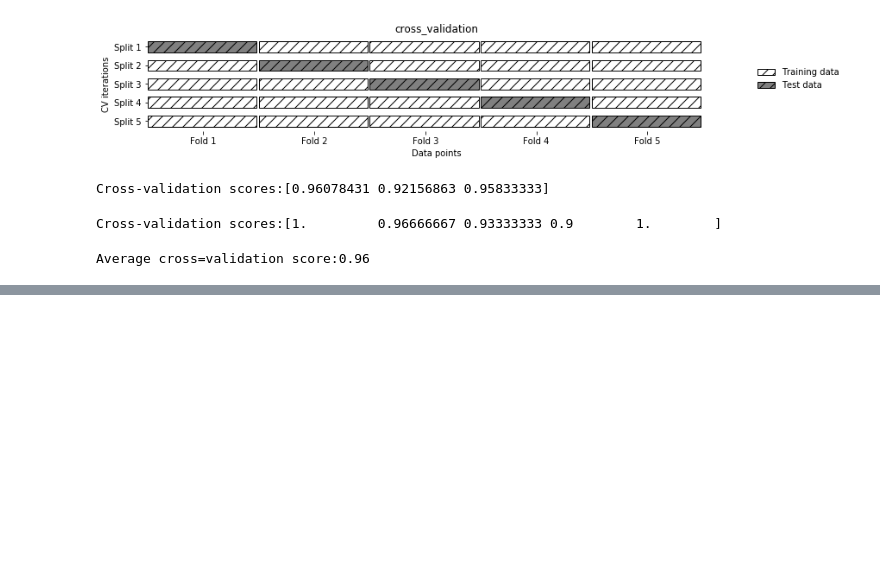
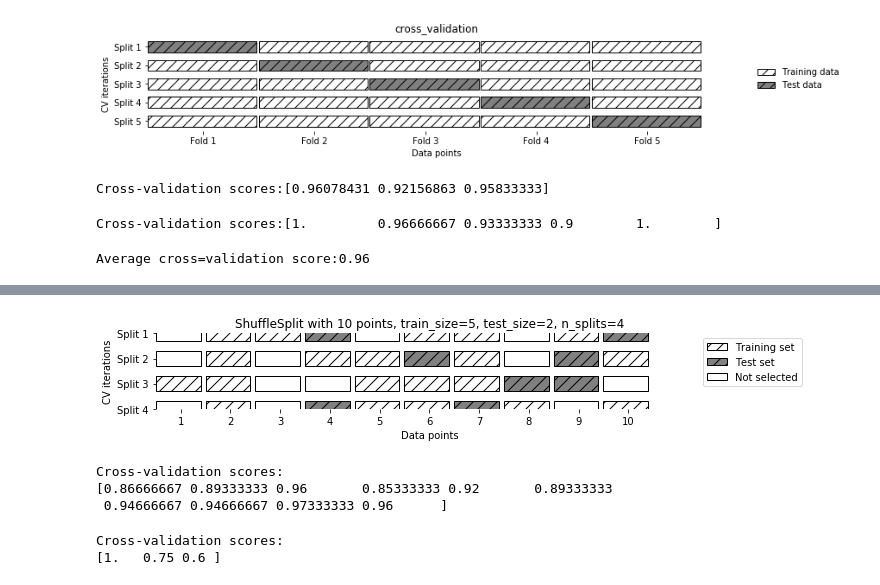
Before and after one commit to reef1935/JupyterTest, a Jupyter notebook: Ch5.ipynb, the cells around one changed output, grey strips where cells are left out. Drawn from its saved outputs; the diff is of its cells as text; code cells hidden in the pictures; blank space fills up the shorter version.

```diff
--- a/Ch5.ipynb
+++ b/Ch5.ipynb
@@ -44,0 +91,24 @@ Average cross=validation score:0.96
+# %%
+mglearn.plots.plot_shuffle_split()
+# %% [output]
+[figure, added]
+# %%
+from sklearn.model_selection import ShuffleSplit
+shuffle_split = ShuffleSplit(test_size=.5,train_size=.5,n_splits=10)
+scores=cross_val_score(logreg,iris.data,iris.target,cv=shuffle_split)
+print("Cross-validation scores:\n{}".format(scores))
+# %% [output]
+Cross-validation scores:
+[0.86666667 0.89333333 0.96       0.85333333 0.92       0.89333333
+ 0.94666667 0.94666667 0.97333333 0.96      ]
+# %%
+from sklearn.model_selection import GroupKFold
+from sklearn.datasets import make_blobs
+X,y=make_blobs(n_samples=13,random_state=0)
+
+groups=[0,0,0,1,1,1,1,2,2,3,3,3,3]
+scores=cross_val_score(logreg,X,y,groups,cv=GroupKFold(n_splits=3))
+print("Cross-validation scores:\n{}".format(scores))
+# %% [output]
+Cross-validation scores:
+[1.   0.75 0.6 ]
```
Also changed, not shown: parts of 63 cells of this notebook.
